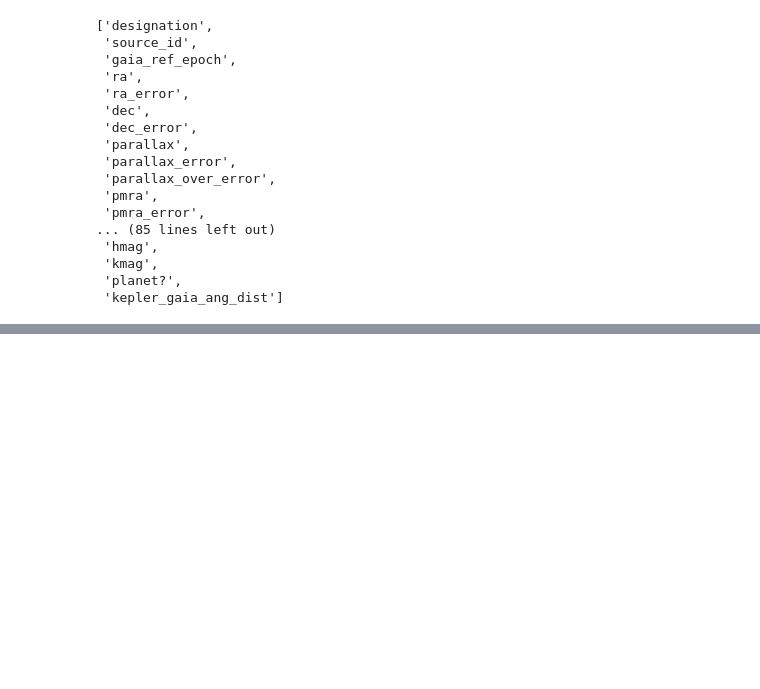
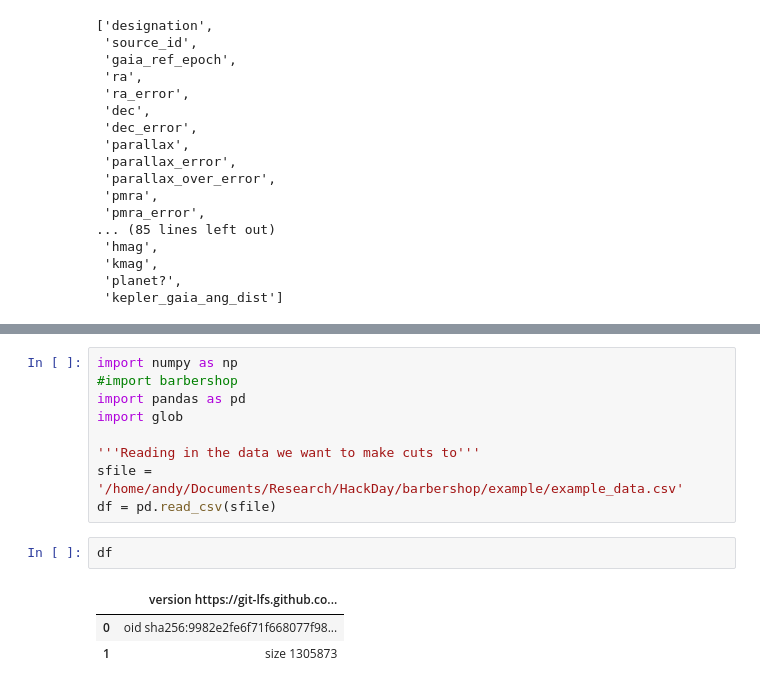
Before and after one commit to ojhall94/barbershop_2.0, a Jupyter notebook: barbershop/Untitled.ipynb, the cells around one changed output, grey strips where cells are left out. Cells and saved outputs as stored; diff of their text form; blank space fills up the shorter version.

```diff
--- a/barbershop/Untitled.ipynb
+++ b/barbershop/Untitled.ipynb
@@ -71,0 +200,15 @@ show(fig)
+# %%
+import numpy as np
+#import barbershop
+import pandas as pd
+import glob
+
+'''Reading in the data we want to make cuts to'''
+sfile = '/home/andy/Documents/Research/HackDay/barbershop/example/example_data.csv'
+df = pd.read_csv(sfile)
+# %%
+df
+# %% [output]
+|  | version https://git-lfs.github.co... |
+| 0 | oid sha256:9982e2fe6f71f668077f98... |
+| 1 | size 1305873 |
```
Also changed, not shown: parts of 18 cells of this notebook.
